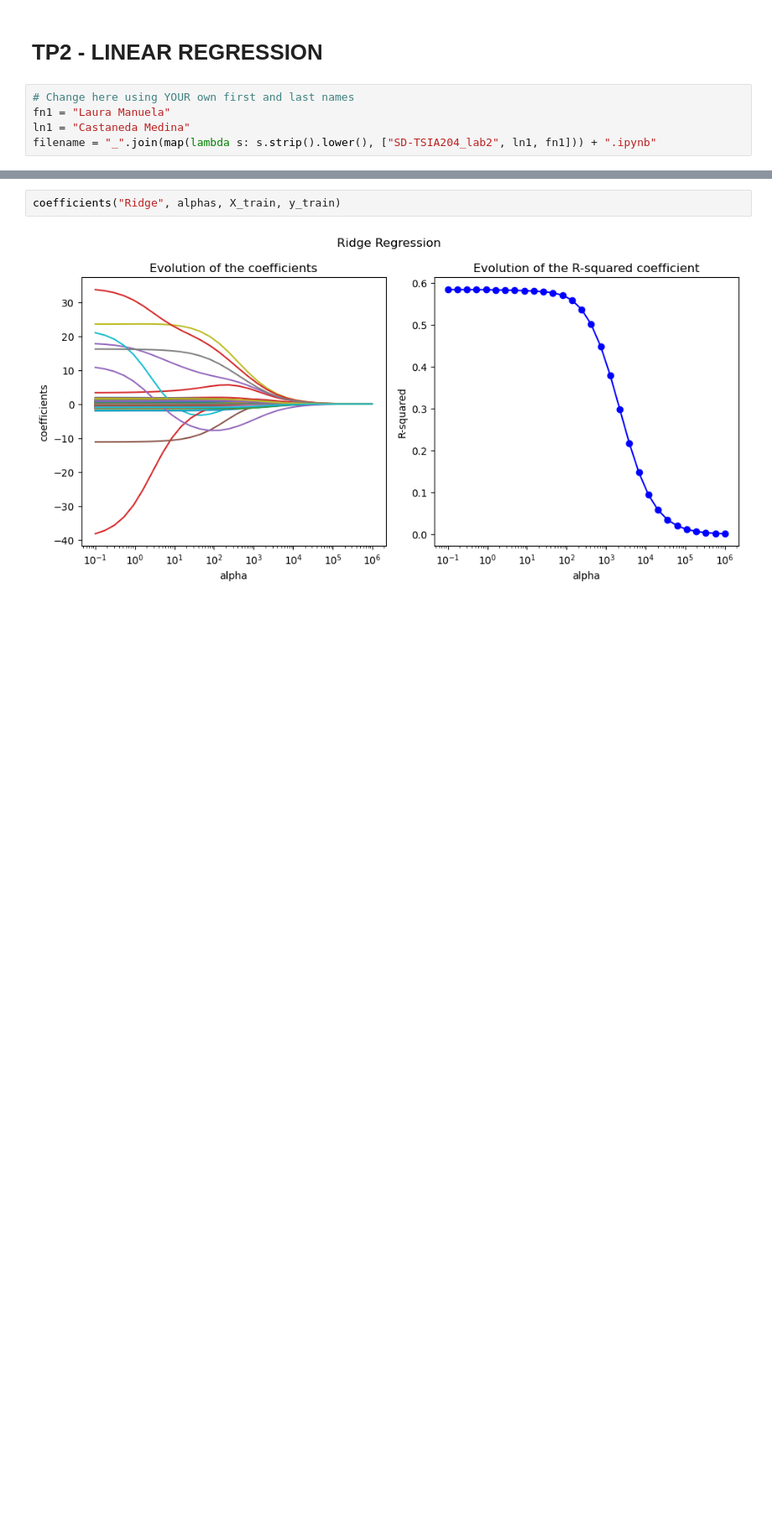
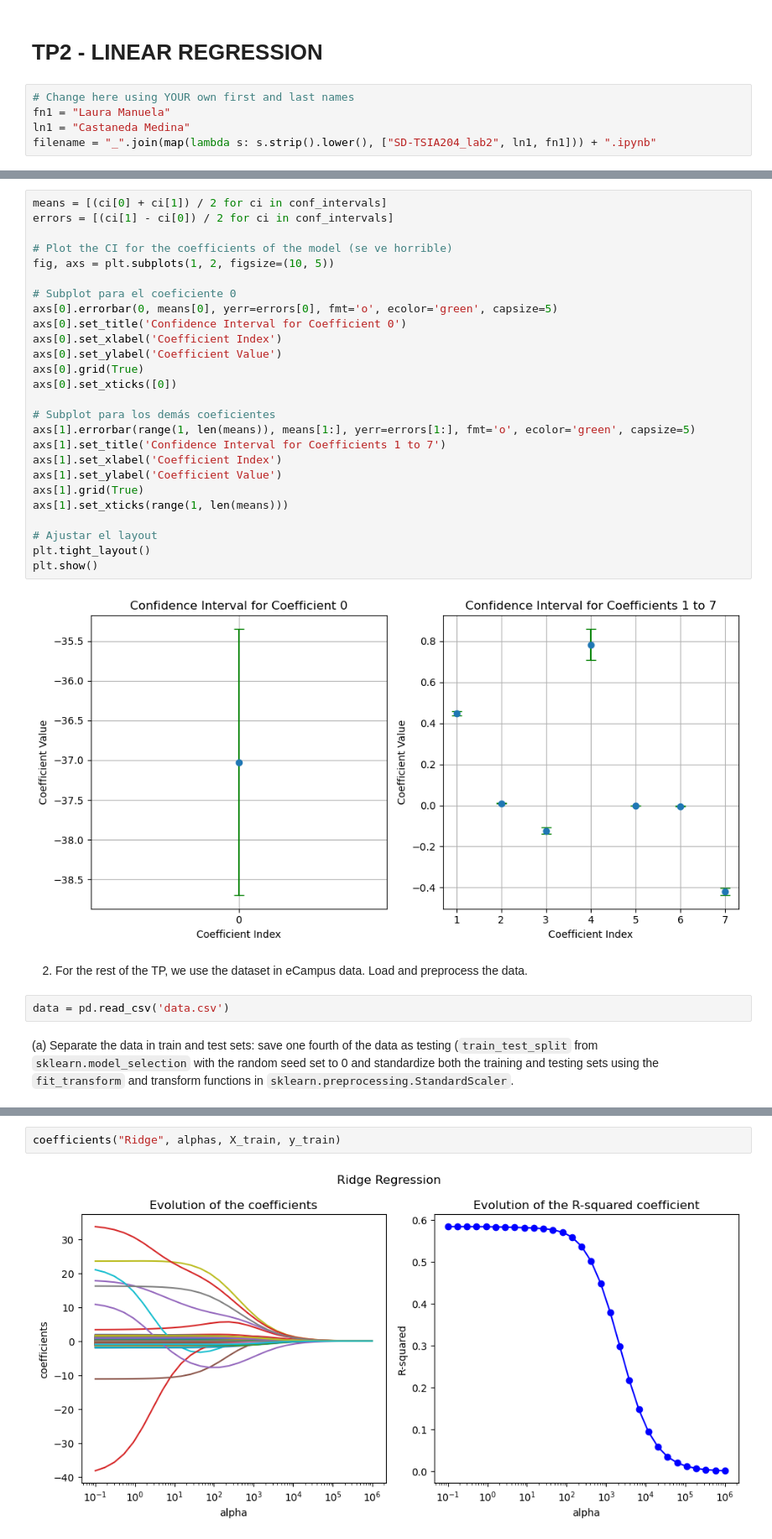
Before and after one commit to lmcastanedame/SD-TSIA204_TP2_Linear-Regression, a Jupyter notebook: TP2 - SD-TSIA204.ipynb, the cells around one changed output, grey strips where cells are left out. Shown at 84% size. Cells and saved outputs as stored; diff of their text form; blank space fills up the shorter version.

```diff
--- a/TP2 - SD-TSIA204.ipynb
+++ b/TP2 - SD-TSIA204.ipynb
@@ -418,0 +140,34 @@ iterations
+# %%
+means = [(ci[0] + ci[1]) / 2 for ci in conf_intervals]
+errors = [(ci[1] - ci[0]) / 2 for ci in conf_intervals]
+
+# Plot the CI for the coefficients of the model (se ve horrible)
+fig, axs = plt.subplots(1, 2, figsize=(10, 5))
+
+# Subplot para el coeficiente 0
+axs[0].errorbar(0, means[0], yerr=errors[0], fmt='o', ecolor='green', capsize=5)
+axs[0].set_title('Confidence Interval for Coefficient 0')
+axs[0].set_xlabel('Coefficient Index')
+axs[0].set_ylabel('Coefficient Value')
+axs[0].grid(True)
+axs[0].set_xticks([0])
+
+# Subplot para los demás coeficientes
+axs[1].errorbar(range(1, len(means)), means[1:], yerr=errors[1:], fmt='o', ecolor='green', capsize=5)
+axs[1].set_title('Confidence Interval for Coefficients 1 to 7')
+axs[1].set_xlabel('Coefficient Index')
+axs[1].set_ylabel('Coefficient Value')
+axs[1].grid(True)
+axs[1].set_xticks(range(1, len(means)))
+
+# Ajustar el layout
+plt.tight_layout()
+plt.show()
+# %% [output]
+[figure, added]
+# %% [markdown]
+2. For the rest of the TP, we use the dataset in eCampus data. Load and preprocess the data.
+# %%
+data = pd.read_csv('data.csv')
+# %% [markdown]
+(a) Separate the data in train and test sets: save one fourth of the data as testing (``train_test_split`` from ``sklearn.model_selection`` with the random seed set to 0 and standardize both the training and testing sets using the ``fit_transform`` and transform functions in ``sklearn.preprocessing.StandardScaler``.
```
Also changed, not shown: parts of 83 cells of this notebook.
